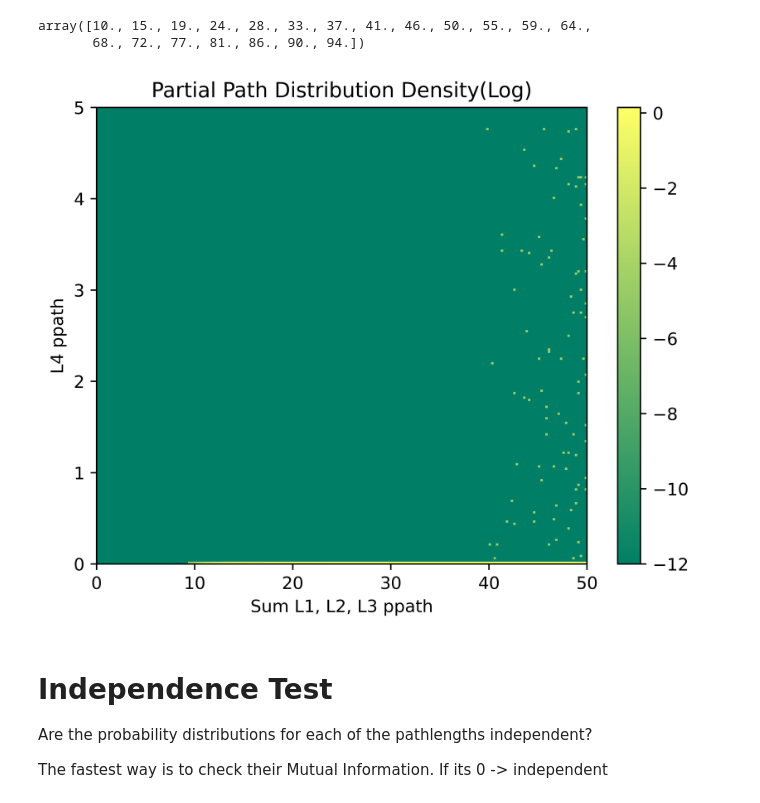
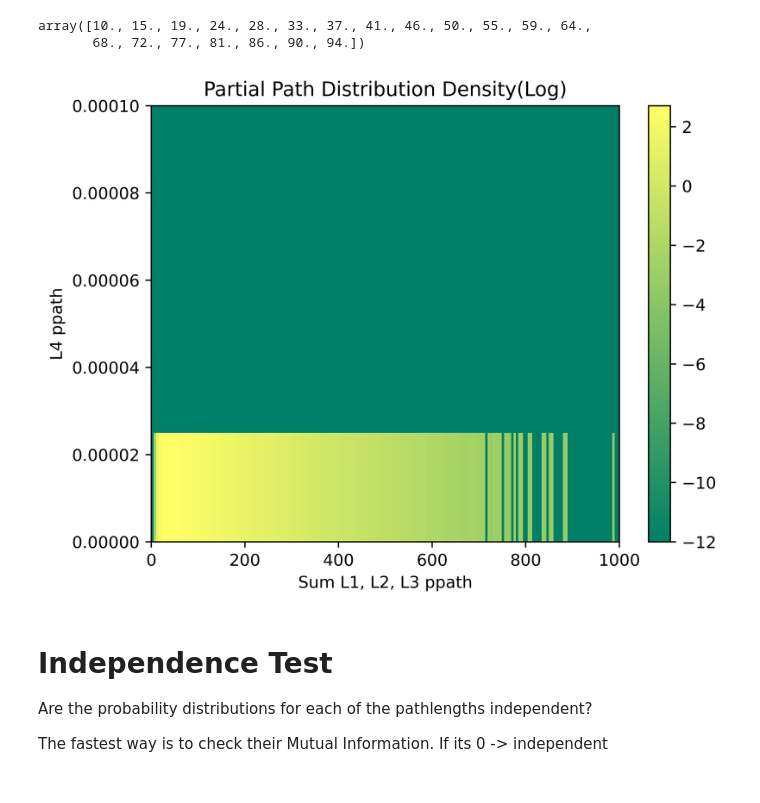
Before and after one commit to dip987/tfo_sensitivity, a Jupyter notebook: notebooks/plotting_partial_path_distribution.ipynb, the cells around one changed output. Cells and saved outputs as stored; diff of their text form; code cells hidden in the pictures.

```diff
--- a/notebooks/plotting_partial_path_distribution.ipynb
+++ b/notebooks/plotting_partial_path_distribution.ipynb
@@ -49,33 +49,33 @@ array([10., 15., 19., 24., 28., 33., 37., 41., 46., 50., 55., 59., 64.,
 # %%
 # Create a 2D histogram of the sum_L4 and L4 ppath columns
 # sim_data = sim_data[sim_data["L4 ppath"] > 0.001]
 
 
 # bin_edges_x = np.linspace(0, 2000, 200)
 # bin_edges_y = np.linspace(0, 3000, 200)
 
-bin_edges_x = np.linspace(0, 50, 200)
-bin_edges_y = np.linspace(0, 5, 200)
+bin_edges_x = np.linspace(0, 1000, 200)
+bin_edges_y = np.linspace(0, 0.0001, 5)
 hist_2d, x_edges, y_edges = np.histogram2d(sim_data["L1 ppath"], sim_data["L2 ppath"], bins=[bin_edges_x, bin_edges_y],
                                            density=True)
 # hist_2d, x_edges, y_edges = np.histogram2d(sim_data["sum_L"], sim_data["L4 ppath"], bins=400)
 
 # Plot the 2D histogram
 fig, ax = plt.subplots()
 EPSILON = 1e-12
 hist_2d[hist_2d == 0.0] = EPSILON
 plt.imshow(np.log10(hist_2d.T), interpolation='nearest', origin='lower',
            extent=[x_edges[0], x_edges[-1], y_edges[0], y_edges[-1]], aspect='auto', cmap='summer')
 
 # plt.imshow(hist_2d.T, interpolation='nearest', origin='lower',
 #            extent=[x_edges[0], x_edges[-1], y_edges[0], y_edges[-1]], aspect='auto', cmap='summer')
 plt.colorbar()
 plt.title("Partial Path Distribution Density(Log)")
 plt.xlabel('Sum L1, L2, L3 ppath')
 plt.ylabel("L4 ppath")
 plt.show()
 # %% [output]
-[figure, old version]
+[figure, new version]
 # %% [markdown]
 # Independence Test
 Are the probability distributions for each of the pathlengths independent?
```
Also changed, not shown: parts of 1 cell of this notebook, 6 other files.
